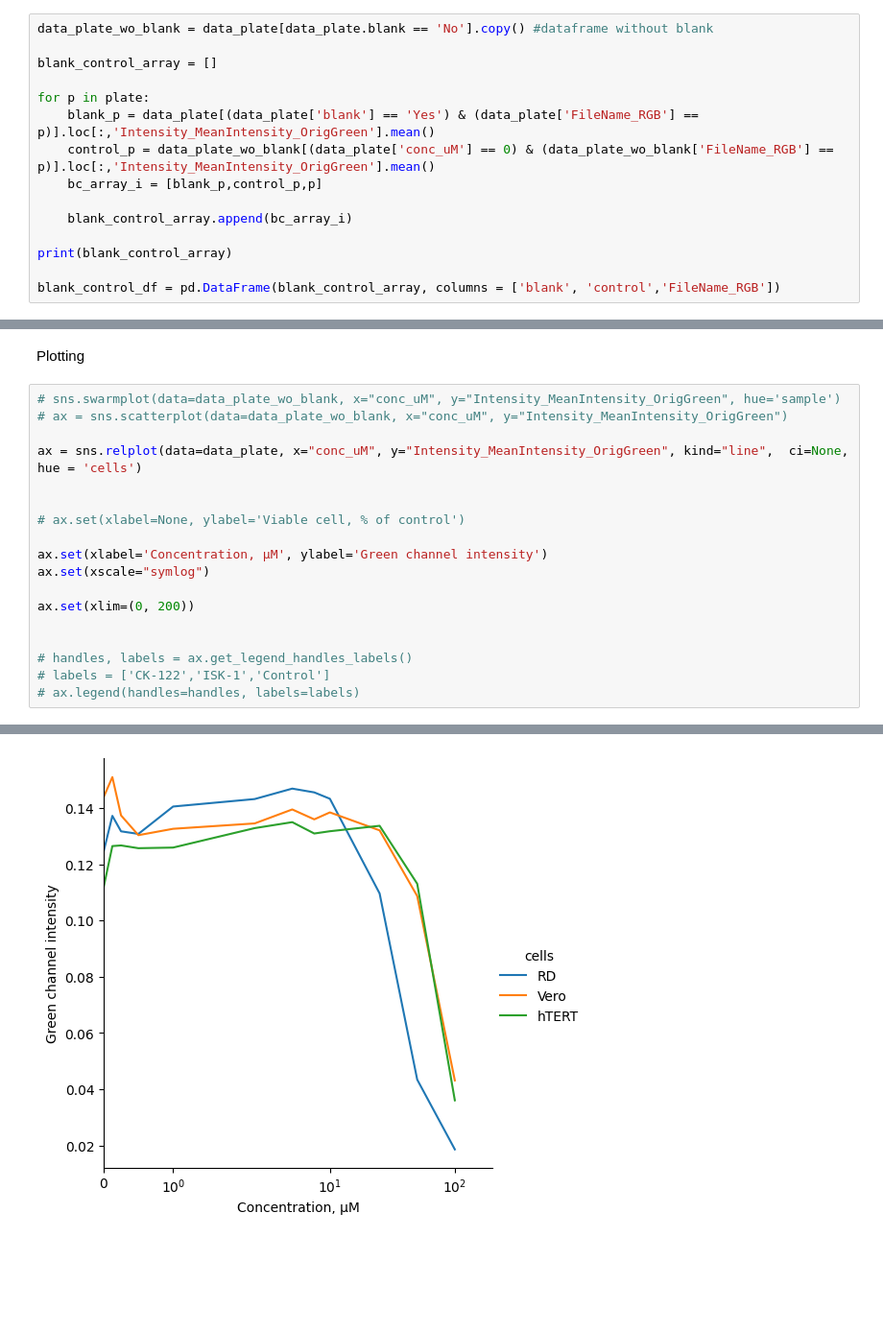
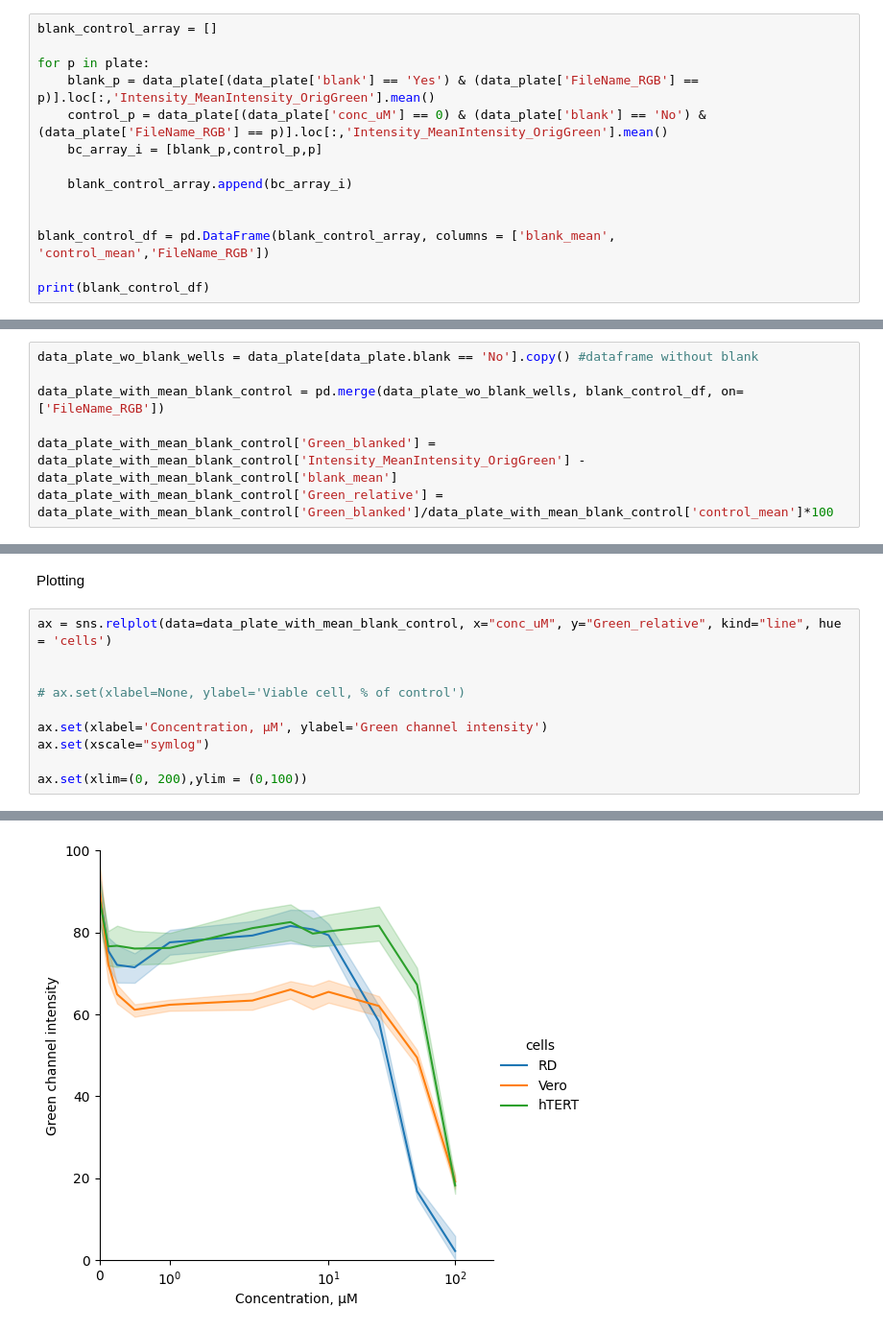
Before and after one commit to arteys/Resazurin_ChemiDoc, a Jupyter notebook: RZ_12_concentrations.ipynb, the cells around one changed output, grey strips where cells are left out. Shown: that part at 96% size. Drawn from its saved outputs; the diff is of its cells as text; blank space fills up the shorter version.

```diff
--- a/RZ_12_concentrations.ipynb
+++ b/RZ_12_concentrations.ipynb
@@ -158,18 +158,17 @@ print(df_show[['Green_relative','well']])
 # %% [markdown]
 Blank and control calculation for each plate
 # %%
-data_plate_wo_blank = data_plate[data_plate.blank == 'No'].copy() #dataframe without blank
-
 blank_control_array = []
 
 for p in plate:
     blank_p = data_plate[(data_plate['blank'] == 'Yes') & (data_plate['FileName_RGB'] == p)].loc[:,'Intensity_MeanIntensity_OrigGreen'].mean()
-    control_p = data_plate_wo_blank[(data_plate['conc_uM'] == 0) & (data_plate_wo_blank['FileName_RGB'] == p)].loc[:,'Intensity_MeanIntensity_OrigGreen'].mean()
+    control_p = data_plate[(data_plate['conc_uM'] == 0) & (data_plate['blank'] == 'No') & (data_plate['FileName_RGB'] == p)].loc[:,'Intensity_MeanIntensity_OrigGreen'].mean()
     bc_array_i = [blank_p,control_p,p]
 
     blank_control_array.append(bc_array_i)
 
-print(blank_control_array)
 
-blank_control_df = pd.DataFrame(blank_control_array, columns = ['blank', 'control','FileName_RGB'])
+blank_control_df = pd.DataFrame(blank_control_array, columns = ['blank_mean', 'control_mean','FileName_RGB'])
+
+print(blank_control_df)
 # %% [output]
@@ -181,3 +181,10 @@ blank_control_df = pd.DataFrame(blank_control_array, columns = ['blank', 'contro
+# %%
+data_plate_wo_blank_wells = data_plate[data_plate.blank == 'No'].copy() #dataframe without blank
+
+data_plate_with_mean_blank_control = pd.merge(data_plate_wo_blank_wells, blank_control_df, on=['FileName_RGB'])
+
+data_plate_with_mean_blank_control['Green_blanked'] = data_plate_with_mean_blank_control['Intensity_MeanIntensity_OrigGreen'] - data_plate_with_mean_blank_control['blank_mean']
+data_plate_with_mean_blank_control['Green_relative'] = data_plate_with_mean_blank_control['Green_blanked']/data_plate_with_mean_blank_control['control_mean']*100
 # %% [markdown]
 Relative values calculation
 # %%
@@ -190,24 +198,16 @@ for p in plate:
 # %% [markdown]
 Plotting
 # %%
-# sns.swarmplot(data=data_plate_wo_blank, x="conc_uM", y="Intensity_MeanIntensity_OrigGreen", hue='sample')
-# ax = sns.scatterplot(data=data_plate_wo_blank, x="conc_uM", y="Intensity_MeanIntensity_OrigGreen")
-
-ax = sns.relplot(data=data_plate, x="conc_uM", y="Intensity_MeanIntensity_OrigGreen", kind="line",  ci=None, hue = 'cells')
+ax = sns.relplot(data=data_plate_with_mean_blank_control, x="conc_uM", y="Green_relative", kind="line", hue = 'cells')
 
 
 # ax.set(xlabel=None, ylabel='Viable cell, % of control')
 
 ax.set(xlabel='Concentration, μM', ylabel='Green channel intensity')
 ax.set(xscale="symlog")
 
-ax.set(xlim=(0, 200))
-
-
-# handles, labels = ax.get_legend_handles_labels()
-# labels = ['CK-122','ISK-1','Control']
-# ax.legend(handles=handles, labels=labels)
+ax.set(xlim=(0, 200),ylim = (0,100))
 # %% [output]
 <seaborn.axisgrid.FacetGrid at 0x...>
-[figure, old version]
+[figure, new version]
 # %%
```
Also changed, not shown: parts of 4 cells of this notebook.
